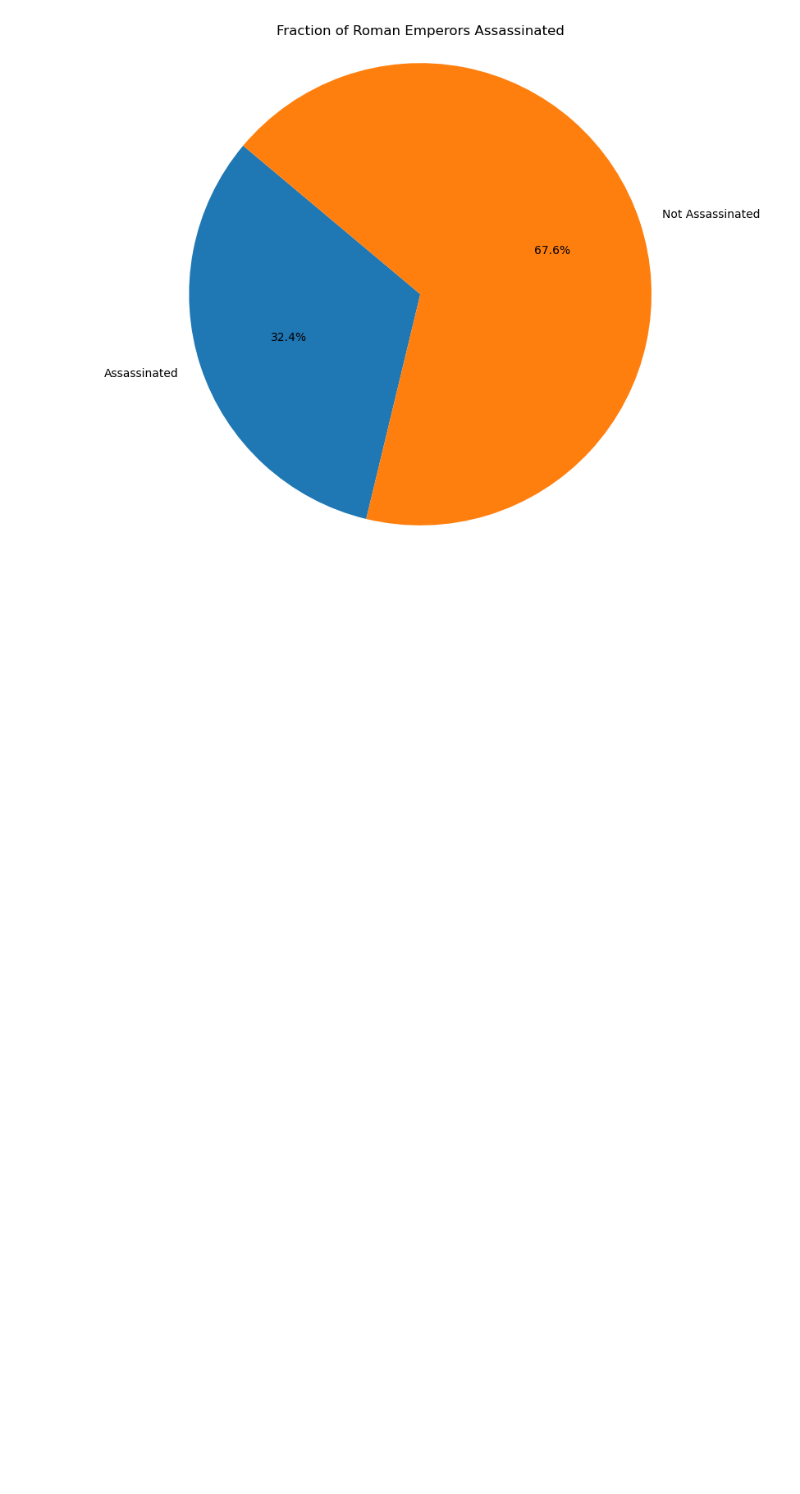
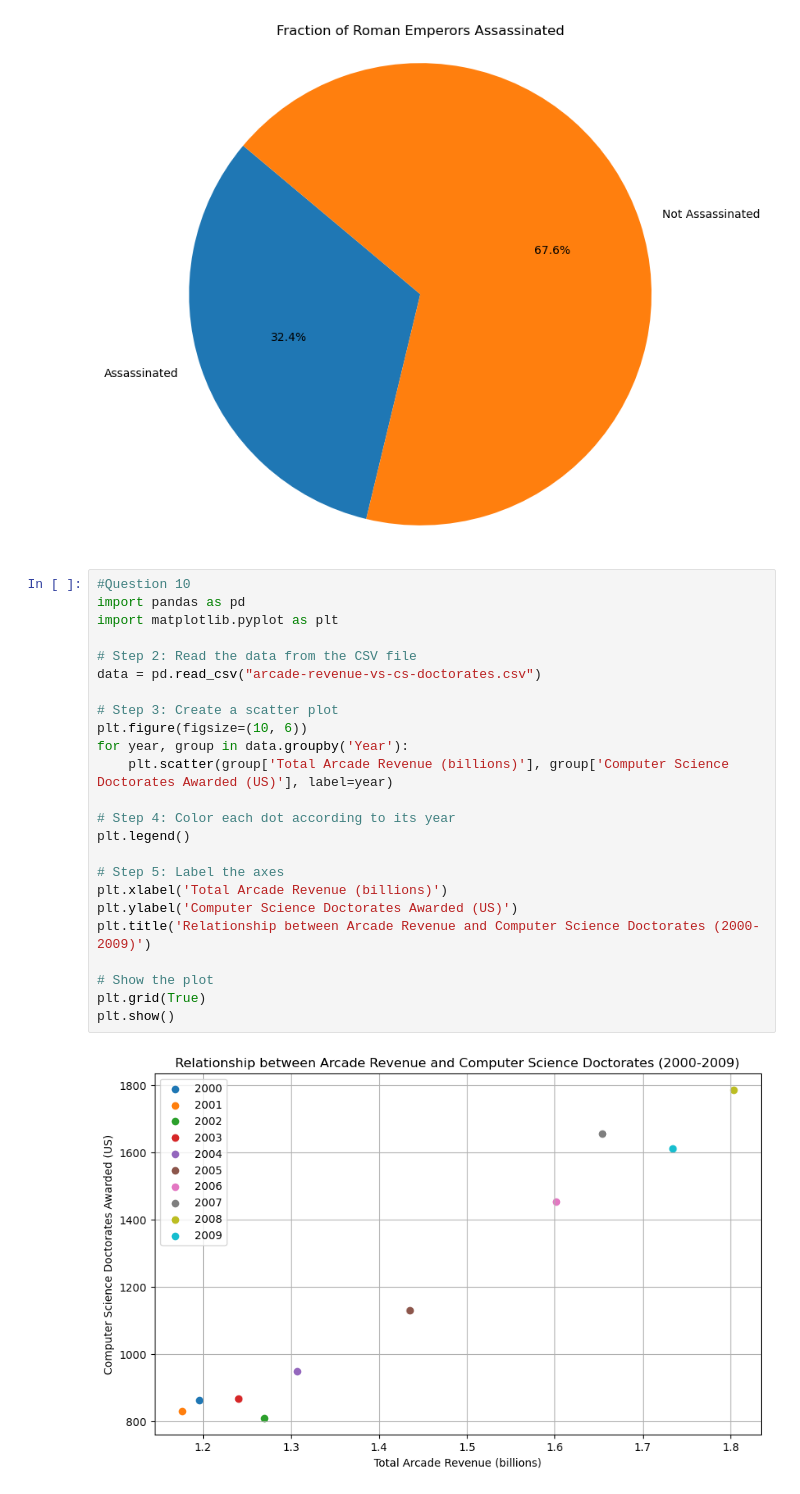
Before and after one commit to RichieG1998/Richie.Thomas.BDAT1004PS3, a Jupyter notebook: Problem Set 3.ipynb, the cells around one changed output. Saved outputs shown, nothing was run; the diff lists cells and outputs as text; blank space fills up the shorter version.

```diff
--- a/Problem Set 3.ipynb
+++ b/Problem Set 3.ipynb
@@ -927,3 +927,29 @@ plt.axis('equal')  # Ensure the pie chart is an even circle
 plt.show()
 # %% [output]
 [figure]
+# %%
+#Question 10
+import pandas as pd
+import matplotlib.pyplot as plt
+
+# Step 2: Read the data from the CSV file
+data = pd.read_csv("arcade-revenue-vs-cs-doctorates.csv")
+
+# Step 3: Create a scatter plot
+plt.figure(figsize=(10, 6))
+for year, group in data.groupby('Year'):
+    plt.scatter(group['Total Arcade Revenue (billions)'], group['Computer Science Doctorates Awarded (US)'], label=year)
+
+# Step 4: Color each dot according to its year
+plt.legend()
+
+# Step 5: Label the axes
+plt.xlabel('Total Arcade Revenue (billions)')
+plt.ylabel('Computer Science Doctorates Awarded (US)')
+plt.title('Relationship between Arcade Revenue and Computer Science Doctorates (2000-2009)')
+
+# Show the plot
+plt.grid(True)
+plt.show()
+# %% [output]
+[figure, added]
```
Also changed, not shown: 1 other file.
